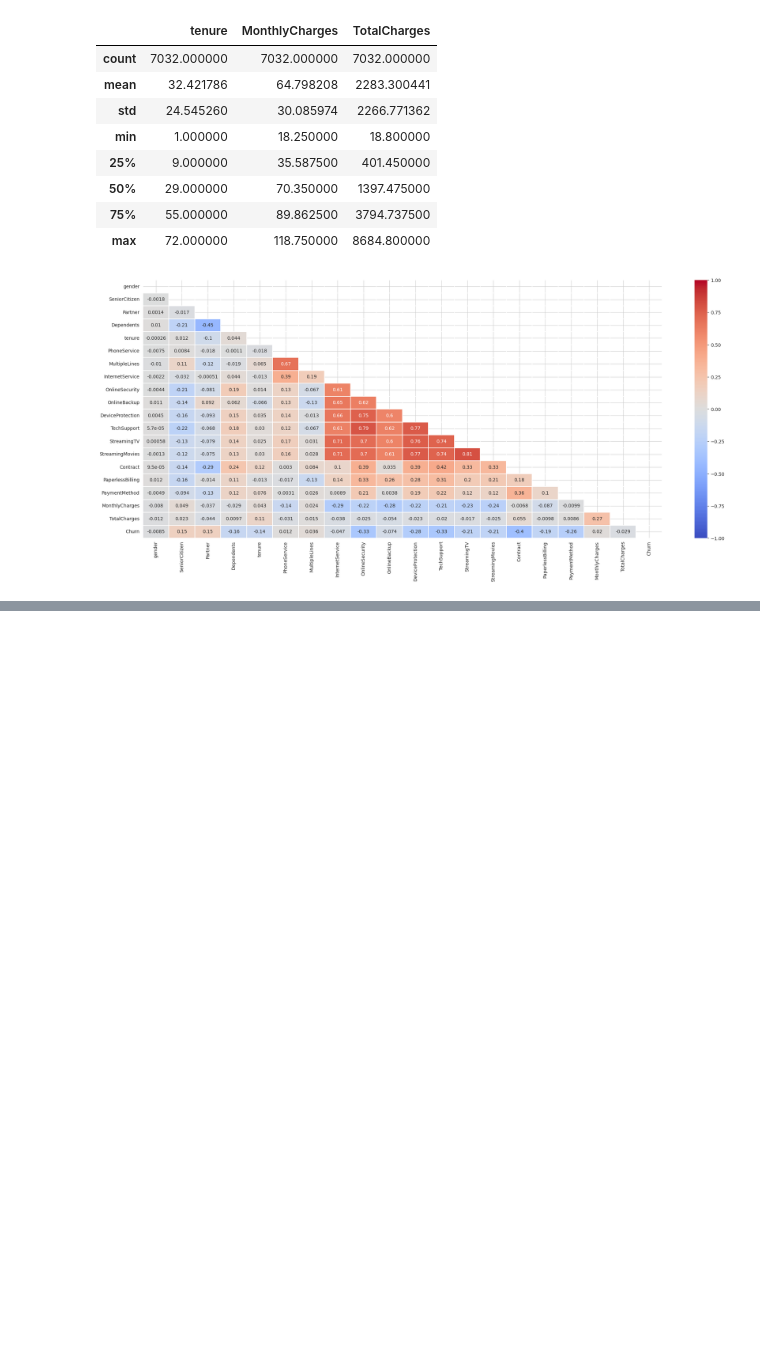
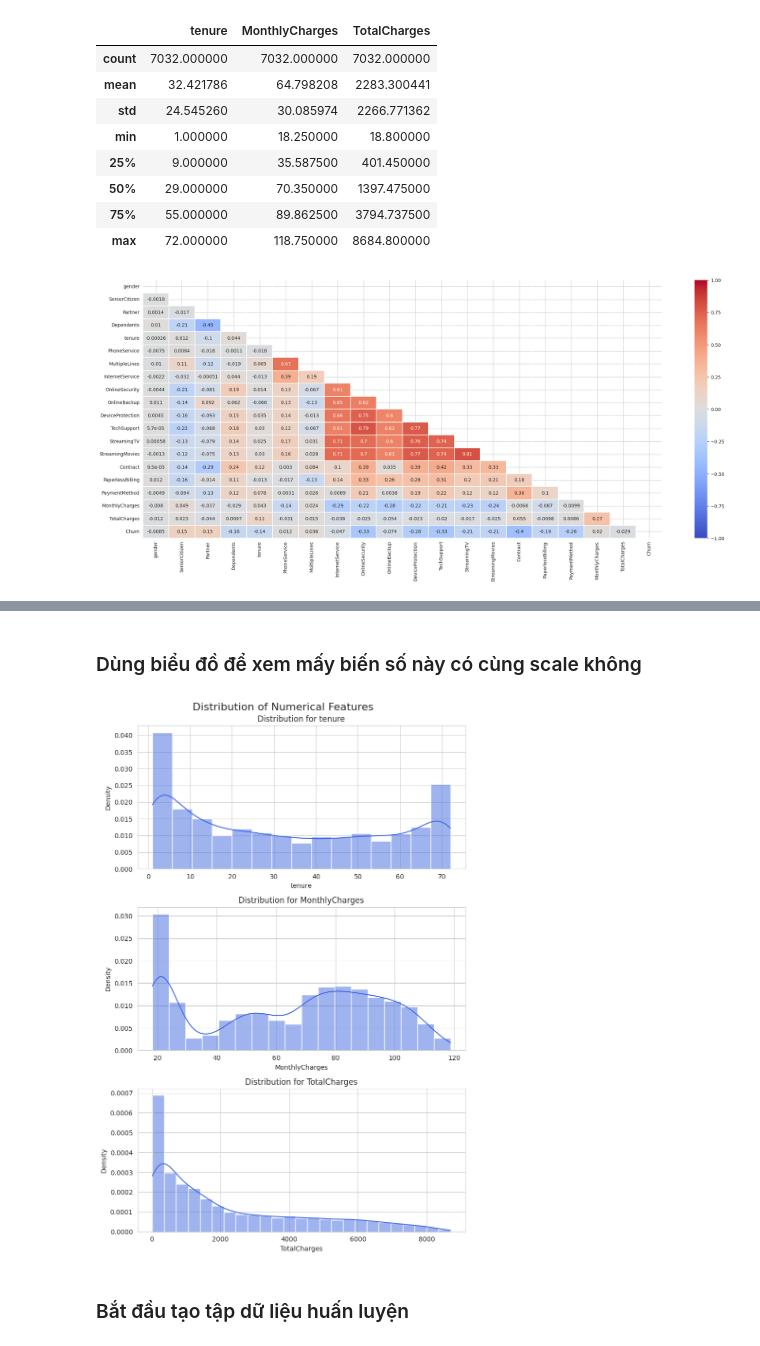
Before and after one commit to devdoan/devdoan, a Jupyter notebook: Untitled3.ipynb, the cells around one changed output, grey strips where cells are left out. Drawn from its saved outputs; the diff is of its cells as text; code cells hidden in the pictures; blank space fills up the shorter version.

```diff
--- a/Untitled3.ipynb
+++ b/Untitled3.ipynb
@@ -764,0 +767,10 @@ ax = sns.heatmap(corr, mask=mask, xticklabels=corr.columns, yticklabels=corr.col
+# %%
+from sklearn.preprocessing import LabelEncoder
+
+def object_to_int(dataframe_series):
+    if dataframe_series.dtype=='object':
+        dataframe_series = LabelEncoder().fit_transform(dataframe_series)
+    return dataframe_series
+# %%
+df = df.apply(lambda x: object_to_int(x))
+df.head()
@@ -764,0 +805,30 @@ ax = sns.heatmap(corr, mask=mask, xticklabels=corr.columns, yticklabels=corr.col
+# %% [markdown]
+### Dùng biểu đồ để xem mấy biến số này có cùng scale không
+# %%
+import seaborn as sns
+import matplotlib.pyplot as plt
+
+# Danh sách các cột cần vẽ
+num_cols = ["tenure", 'MonthlyCharges', 'TotalCharges']
+
+# 1. Tạo một figure lớn chứa 3 hàng, 1 cột cho các biểu đồ con
+# figsize=(8, 12) -> rộng 8, cao 12 để có đủ không gian
+fig, axes = plt.subplots(nrows=len(num_cols), ncols=1, figsize=(8, 12))
+
+# Đặt một tiêu đề chung cho cả figure
+fig.suptitle('Distribution of Numerical Features', fontsize=16)
+
+# 2. Dùng vòng lặp để vẽ lần lượt vào từng subplot
+for i, feat in enumerate(num_cols):
+    sns.histplot(data=df, x=feat, color='royalblue', kde=True, stat='density', ax=axes[i])
+    axes[i].set_title("Distribution for {}".format(feat))
+
+# 3. Tự động điều chỉnh khoảng cách giữa các subplot cho đẹp mắt
+plt.tight_layout()
+
+# 4. Chỉ gọi plt.show() MỘT LẦN DUY NHẤT ở cuối cùng
+plt.show()
+# %% [output]
+[figure, added]
+# %% [markdown]
+### Bắt đầu tạo tập dữ liệu huấn luyện
```
Also changed, not shown: parts of 7 cells of this notebook.
